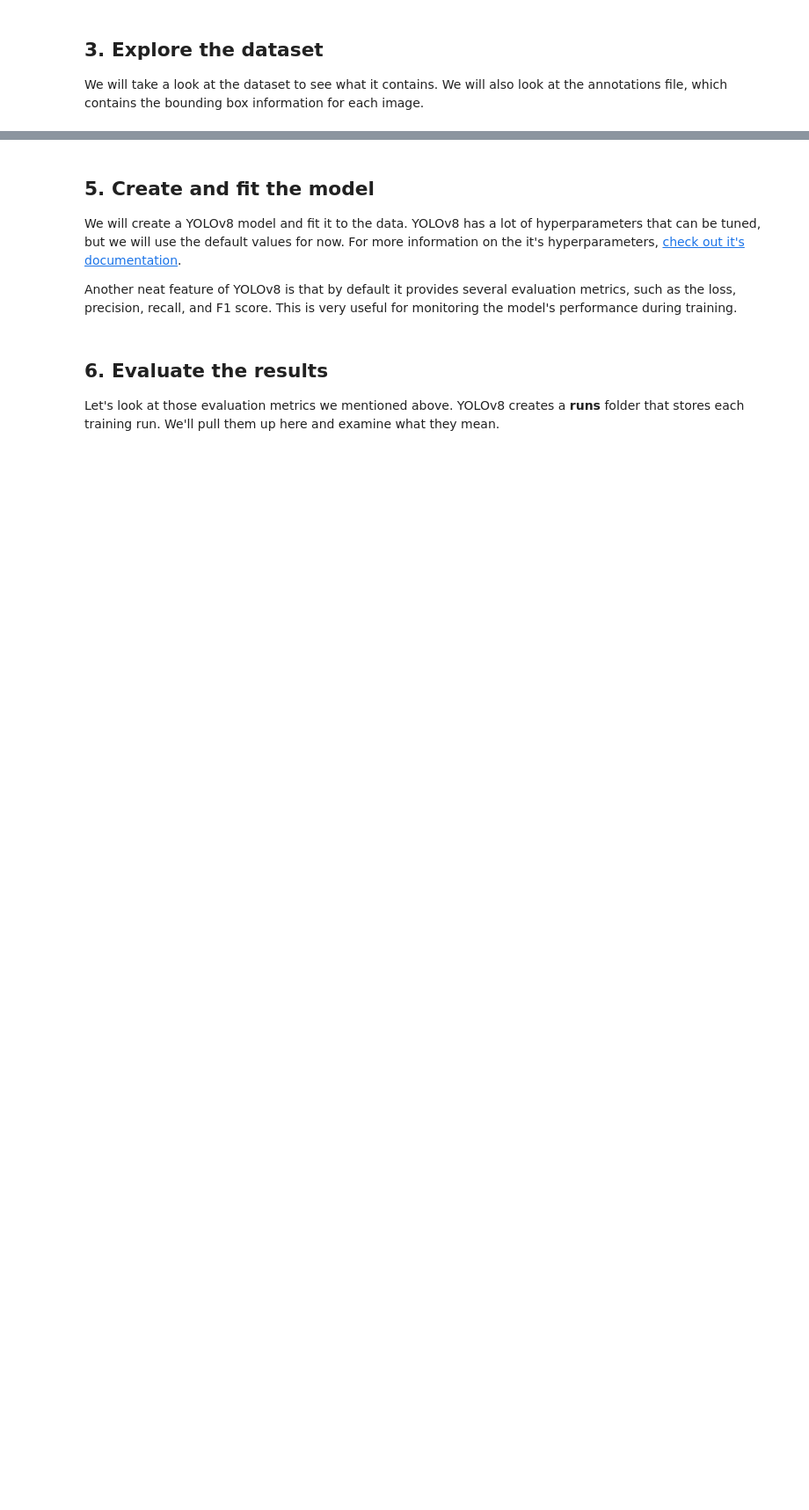
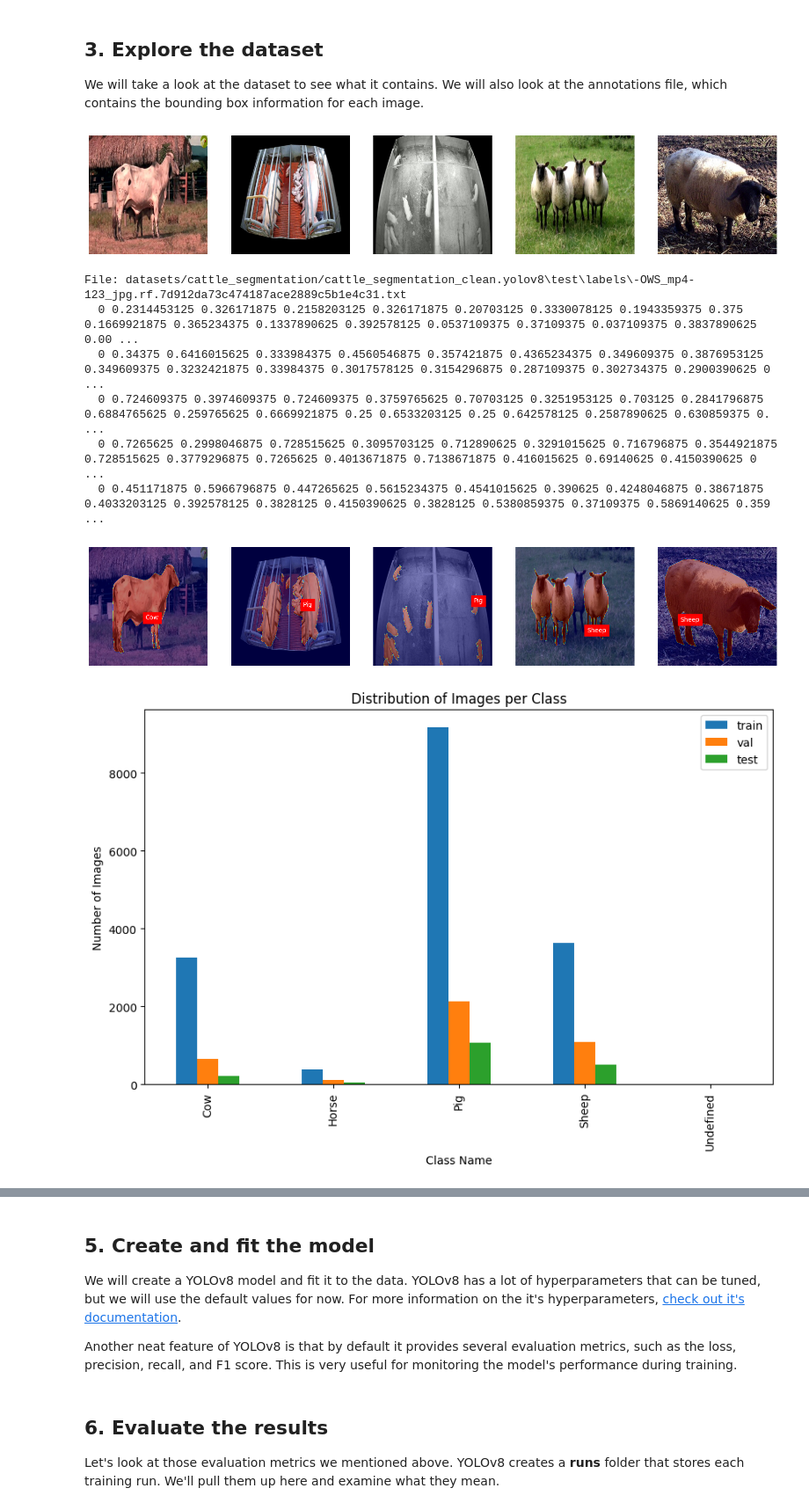
Before and after one commit to PracticumAI/computer_vision, a Jupyter notebook: 03_spot_the_cows.ipynb, the cells around one changed output, grey strips where cells are left out. Shown at 88% size. Drawn from its saved outputs; the diff is of its cells as text; code cells hidden in the pictures; blank space fills up the shorter version.

```diff
--- a/03_spot_the_cows.ipynb
+++ b/03_spot_the_cows.ipynb
@@ -173,20 +173,22 @@ data_path = manage_data()
 We will take a look at the dataset to see what it contains. We will also look at the annotations file, which contains the bounding box information for each image.
 # %%
 # Assign the path to the dataset
-data_dir = r"datasets/fruits_detection"
+data_dir = r"datasets/cattle_segmentation/cattle_segmentation_clean.yolov8"
 
 # Make a histogram of the number of images in each class
-def explore_data(data_dir, show_picture=True, show_annotation=True, show_detection=True, show_hist=True):
+def explore_data(data_dir, show_picture=True, show_annotation=True, show_segmentation=True, show_hist=True):
 
     # Define the class names
-    class_names = ['Apple', 'Banana', 'Grape', 'Orange', 'Pineapple', 'Watermelon']
+    class_names = ['Cow', 'Horse', 'Pig', 'Sheep', 'Undefined']
+
+    # Initialize sample images list to store paths
+    sample_images = []
 
     # Examine some sample images
     if show_picture:
         # Get valid image folders
         image_folders = [f for f in os.listdir(data_dir) if os.path.isdir(os.path.join(data_dir, f))]
 
-        sample_images = []
         for i in range(5):
             folder = random.choice(image_folders)
             img_path = os.path.join(data_dir, folder, 'images', random.choice(os.listdir(os.path.join(data_dir, folder, 'images'))))
@@ -200,7 +202,7 @@ def explore_data(data_dir, show_picture=True, show_annotation=True, show_detecti
             axes[i].axis('off')
         plt.show()
 
-    # Examine the first five annotation files
+    # Examine the first annotation file
     if show_annotation:
         annotation_files = []
         for folder in os.listdir(data_dir):
@@ -209,74 +211,86 @@ def explore_data(data_dir, show_picture=True, show_annotation=True, show_detecti
                 if os.path.exists(annotation_folder):
                     for file in os.listdir(annotation_folder):
                         annotation_files.append(os.path.join(annotation_folder, file))
-        for file in annotation_files[:5]:
-            with open(file, 'r') as f:
-                print(f"File: {file}")
+        if annotation_files:
+            annotation_file = annotation_files[0]  # Show only the first annotation file
+            with open(annotation_file, 'r') as f:
+                print(f"File: {annotation_file}")
                 for i, line in enumerate(f):
                     if i > 4:
                         break
                     print(f"  {line.strip()}")
 
-    # Plot five random images with their associated, labeled bounding boxes
-    if show_detection:
-        # Get valid image folders
-        image_folders = [f for f in os.listdir(data_dir) if os.path.isdir(os.path.join(data_dir, f))]
+    # Plot the same sample images with their associated, labeled segmentation masks
+    if show_segmentation and sample_images:
+        # Find corresponding annotation files for the sample images
+        sample_annotations = []
+        for img_path in sample_images:
+            folder = os.path.dirname(os.path.dirname(img_path))
+            annotation_path = os.path.join(folder, 'labels', os.path.basename(img_path).replace('.jpg', '.txt'))
+            sample_annotations.append((img_path, annotation_path))
 
-        sample_images = []
-        for i in range(5):
-            folder = random.choice(image_folders)
-            img_path = os.path.join(data_dir, folder, 'images', random.choice(os.listdir(os.path.join(data_dir, folder, 'images'))))
-            annotation_path = os.path.join(data_dir, folder, 'labels', os.path.basename(img_path).replace('.jpg', '.txt'))
-            sample_images.append((img_path, annotation_path))
-
-        # Plot the sample images
+        # Plot the sample images with segmentation masks
         fig, axes = plt.subplots(1, 5, figsize=(20, 5))
-        for i, (img_path, annotation_path) in enumerate(sample_images):
-            img = Image.open(img_path)
-            axes[i].imshow(img)
-            axes[i].axis('off')
+        for i, (img_path, annotation_path) in enumerate(sample_annotations):
+            img = cv2.imread(img_path)
+            img = cv2.cvtColor(img, cv2.COLOR_BGR2RGB)
+            mask = np.zeros(img.shape[:2], dtype=np.uint8)
             with open(annotation_path, 'r') as f:
                 for line in f:
-                    class_id, x, y, w, h = map(float, line.strip().split())
-                    x, y, w, h = x * img.width, y * img.height, w * img.width, h * img.height
-                    rect = plt.Rectangle((x - w / 2, y - h / 2), w, h, fill=False, color='red', linewidth=2)
-                    axes[i].add_patch(rect)
-                    # Add class name above the bounding box
-                    axes[i].text(x - w / 2, y - h / 2, class_names[int(class_id)], color='red')
+                    class_id, *polygon = map(float, line.strip().split())
+                    polygon = np.array(polygon).reshape(-1, 2) * [img.shape[1], img.shape[0]]
+                    polygon = polygon.astype(np.int32)
+                    cv2.fillPoly(mask, [polygon], 255)
+            axes[i].imshow(img)
+            axes[i].imshow(mask, alpha=0.5, cmap='jet')
+            axes[i].axis('off')
+            # Add class name above the segmentation mask
+            if len(polygon) > 0:
+                x, y = polygon[0]
+                axes[i].text(x, y, class_names[int(class_id)], color='white', backgroundcolor='red')
         plt.show()
-
 
     # Make a histogram of the number of images in each class
     if show_hist:
         def get_class_counts(folder_path):  # Change from data_dir to folder_path
             class_counts = {}
             labels_path = os.path.join(folder_path, 'labels')  # Add labels path
             for filename in os.listdir(labels_path):  # Update listdir
                 with open(os.path.join(labels_path, filename), 'r') as f:
                     for line in f:
                         class_id = int(line.split(' ')[0])  # Assuming labels are in YOLO format
                         class_counts[class_id] = class_counts.get(class_id, 0) + 1
             return class_counts
 
         train_counts = get_class_counts(os.path.join(data_dir, 'train'))  # Add os.path.join
         val_counts = get_class_counts(os.path.join(data_dir, 'valid'))
         test_counts = get_class_counts(os.path.join(data_dir, 'test'))
         num_classes = len(class_names)
 
         data_counts = {
             'train': pd.Series(train_counts),
             'val': pd.Series(val_counts),
             'test': pd.Series(test_counts)
         }
         df = pd.DataFrame(data_counts)
 
         df.plot.bar(figsize=(10, 6))
         plt.xlabel('Class Name')
         plt.xticks(np.arange(num_classes), class_names)
         plt.ylabel('Number of Images')
         plt.title('Distribution of Images per Class')
         plt.legend()
         plt.show()
 
-explore_data(data_dir, show_picture=True, show_annotation=True, show_detection=True, show_hist=True)
+explore_data(data_dir, show_picture=True, show_annotation=True, show_segmentation=True, show_hist=True)
+# %% [output]
+[figure, added]
+File: datasets/cattle_segmentation/cattle_segmentation_clean.yolov8\test\labels\-OWS_mp4-123_jpg.rf.7d912da73c474187ace2889c5b1e4c31.txt
+  0 0.2314453125 0.326171875 0.2158203125 0.326171875 0.20703125 0.3330078125 0.1943359375 0.375 0.1669921875 0.365234375 0.1337890625 0.392578125 0.0537109375 0.37109375 0.037109375 0.3837890625 0.00 ...
+  0 0.34375 0.6416015625 0.333984375 0.4560546875 0.357421875 0.4365234375 0.349609375 0.3876953125 0.349609375 0.3232421875 0.33984375 0.3017578125 0.3154296875 0.287109375 0.302734375 0.2900390625 0 ...
+  0 0.724609375 0.3974609375 0.724609375 0.3759765625 0.70703125 0.3251953125 0.703125 0.2841796875 0.6884765625 0.259765625 0.6669921875 0.25 0.6533203125 0.25 0.642578125 0.2587890625 0.630859375 0. ...
+  0 0.7265625 0.2998046875 0.728515625 0.3095703125 0.712890625 0.3291015625 0.716796875 0.3544921875 0.728515625 0.3779296875 0.7265625 0.4013671875 0.7138671875 0.416015625 0.69140625 0.4150390625 0 ...
+  0 0.451171875 0.5966796875 0.447265625 0.5615234375 0.4541015625 0.390625 0.4248046875 0.38671875 0.4033203125 0.392578125 0.3828125 0.4150390625 0.3828125 0.5380859375 0.37109375 0.5869140625 0.359 ...
+[figure, added]
+[figure, added]
 # %% [markdown]
```
Also changed, not shown: parts of 8 cells of this notebook, 3 other files.
